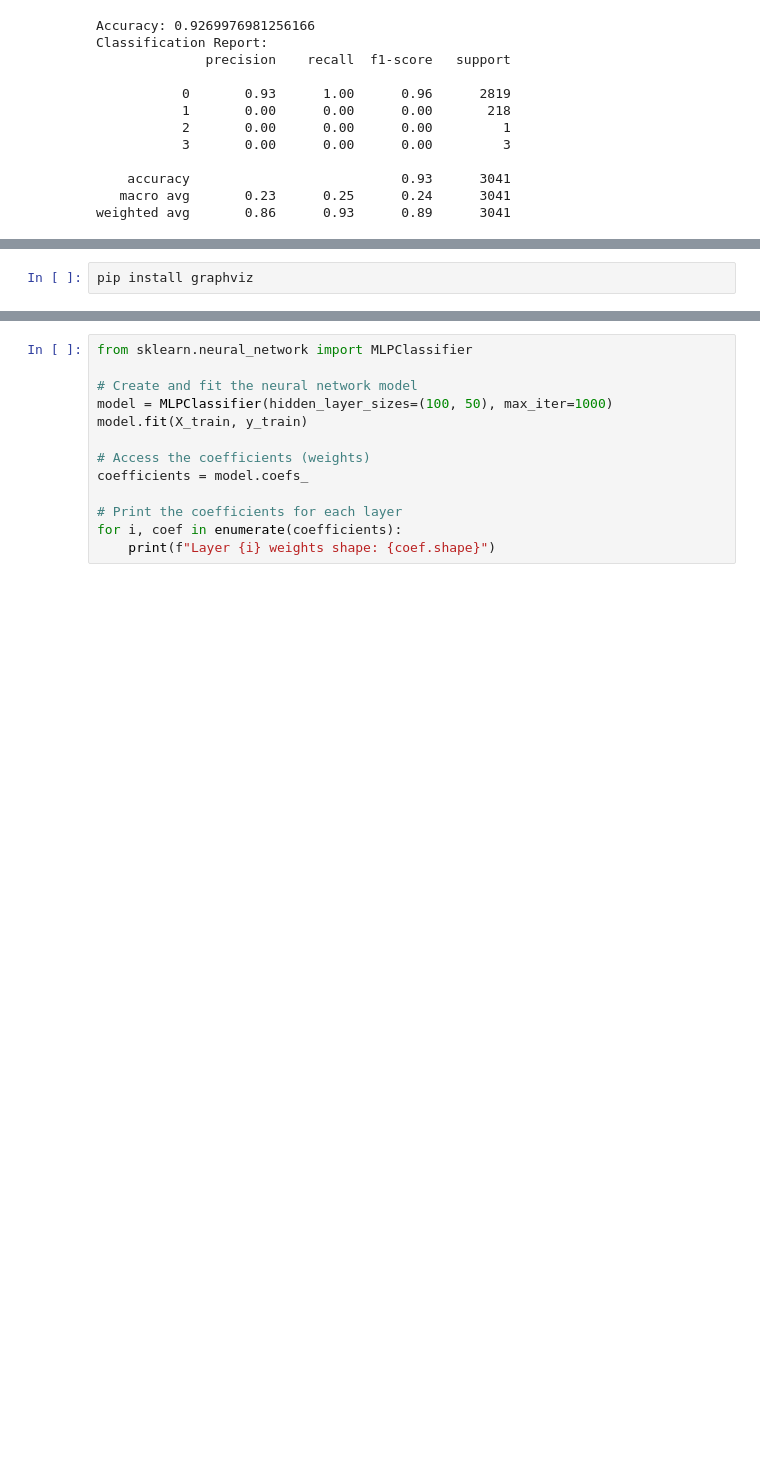
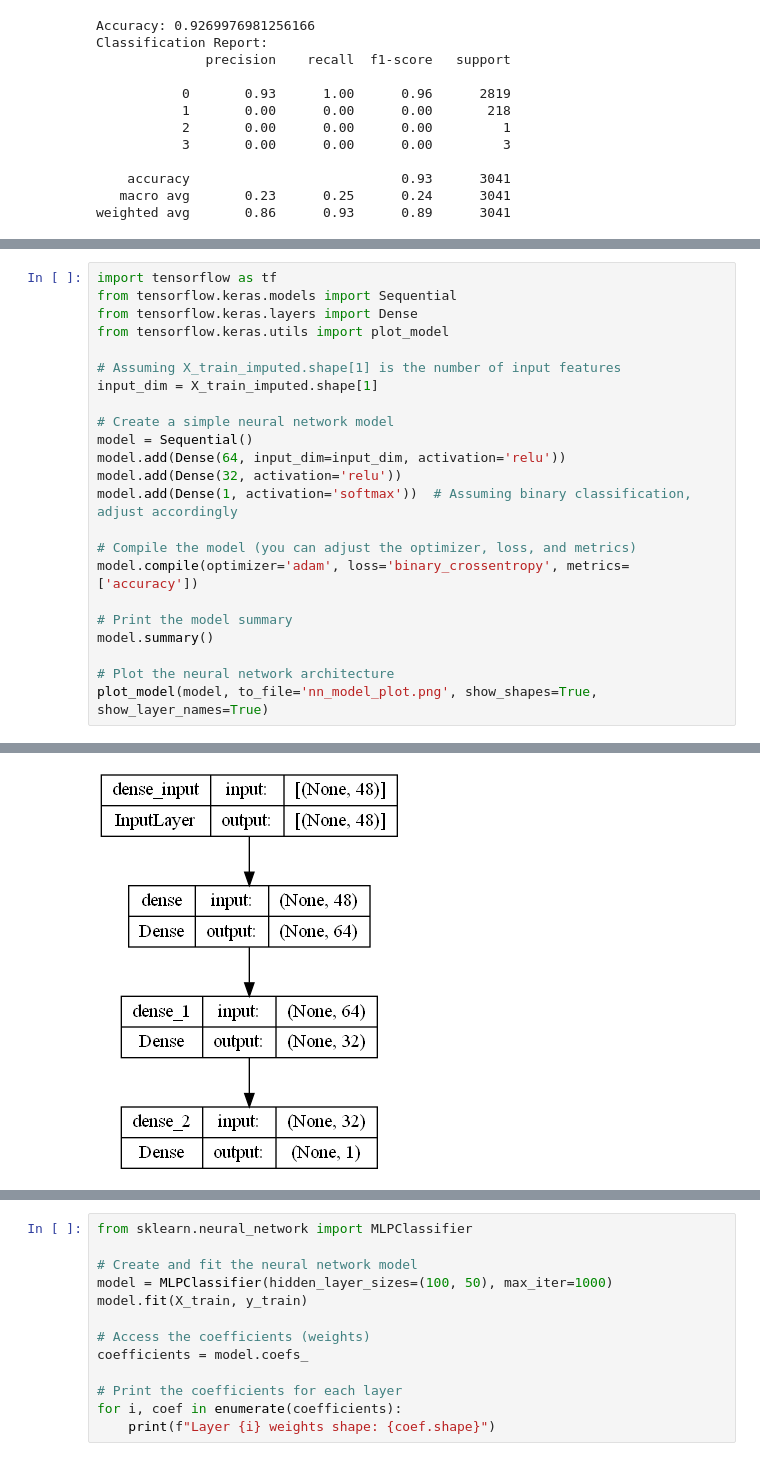
Before and after one commit to robertnesterodhiambo/MachineLEarning-School, a Jupyter notebook: dimanalysis3.ipynb, the cells around one changed output, grey strips where cells are left out. Drawn from its saved outputs; the diff is of its cells as text; blank space fills up the shorter version.

```diff
--- a/dimanalysis3.ipynb
+++ b/dimanalysis3.ipynb
@@ -721,2 +741,24 @@ graph.render('nn_model_plot', format='png', cleanup=True, engine='dot')
-# %%
-pip install graphviz
+# %%
+import tensorflow as tf
+from tensorflow.keras.models import Sequential
+from tensorflow.keras.layers import Dense
+from tensorflow.keras.utils import plot_model
+
+# Assuming X_train_imputed.shape[1] is the number of input features
+input_dim = X_train_imputed.shape[1]
+
+# Create a simple neural network model
+model = Sequential()
+model.add(Dense(64, input_dim=input_dim, activation='relu'))
+model.add(Dense(32, activation='relu'))
+model.add(Dense(1, activation='softmax'))  # Assuming binary classification, adjust accordingly
+
+# Compile the model (you can adjust the optimizer, loss, and metrics)
+model.compile(optimizer='adam', loss='binary_crossentropy', metrics=['accuracy'])
+
+# Print the model summary
+model.summary()
+
+# Plot the neural network architecture
+plot_model(model, to_file='nn_model_plot.png', show_shapes=True, show_layer_names=True)
+# %% [output]
@@ -723,3 +782,4 @@ pip install graphviz
+[figure, added]
 # %%
 import matplotlib.pyplot as plt
 import seaborn as sns
```
Also changed, not shown: parts of 6 cells of this notebook, 2 other files.
